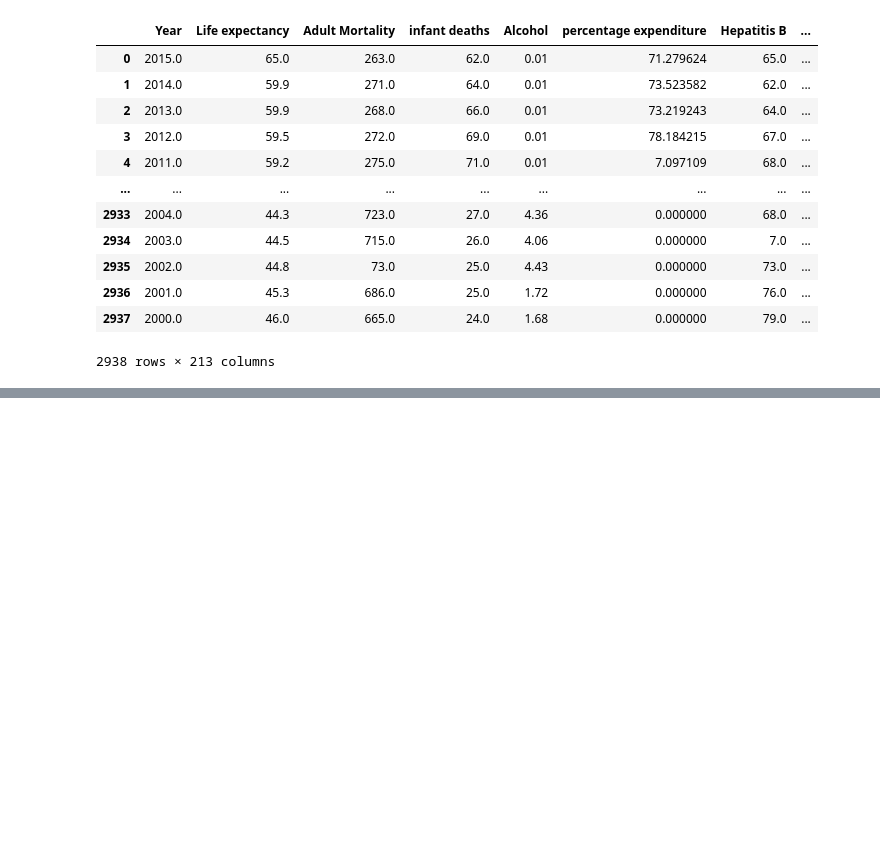
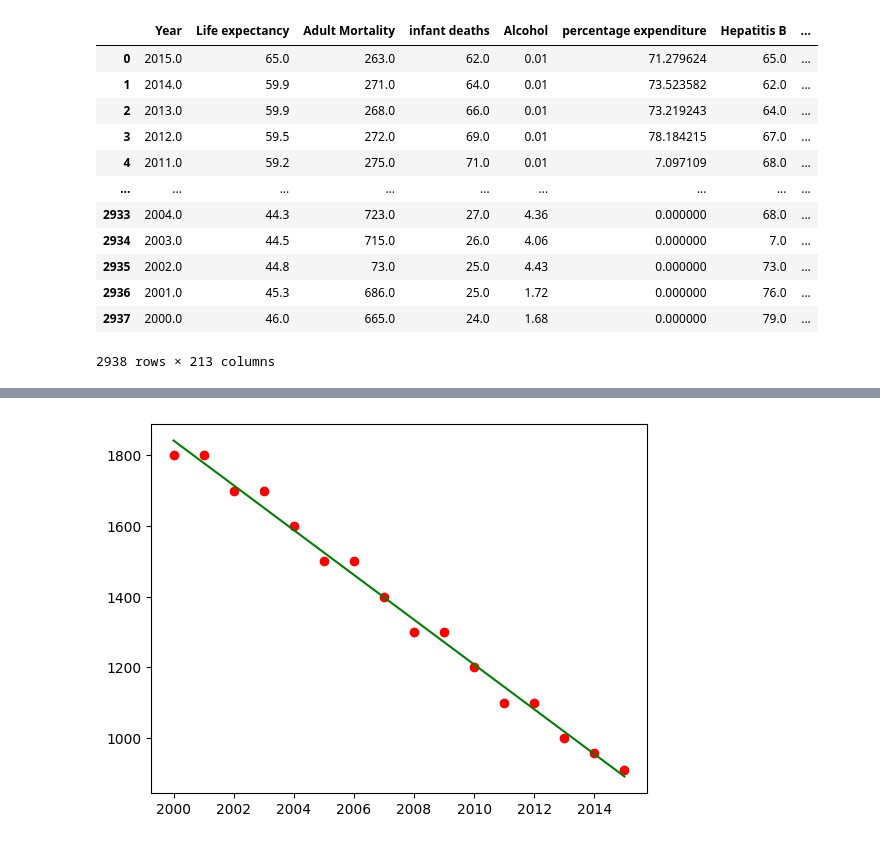
Before and after one commit to TSravani733/Assignment_1, a Jupyter notebook: internship_EDA.ipynb, the cells around one changed output, grey strips where cells are left out. Saved outputs shown, nothing was run; the diff lists cells and outputs as text; code cells hidden in the pictures; blank space fills up the shorter version.

```diff
--- a/internship_EDA.ipynb
+++ b/internship_EDA.ipynb
@@ -469,0 +587,3 @@ dummy
+# %%
+x_year = x_year.reshape(-1,1)
+x_year
@@ -469,0 +607,10 @@ dummy
+# %%
+model = LinearRegression().fit(x_year,y_infant_deaths) # Changed X_year to x_year
+# %%
+prediction = model.predict(x_year)
+# %%
+plt.scatter(x_year,y_infant_deaths,color='red')
+plt.plot(x_year, prediction, color='green')
+plt.show()
+# %% [output]
+[figure, added]
```
Also changed, not shown: parts of 37 cells of this notebook.
